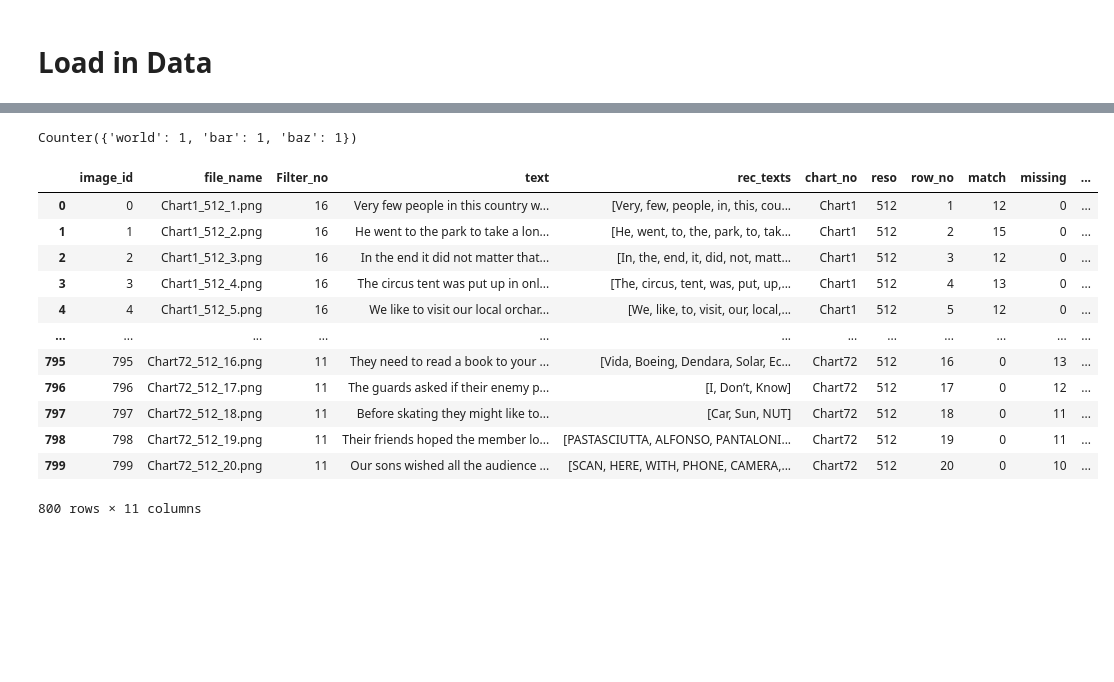
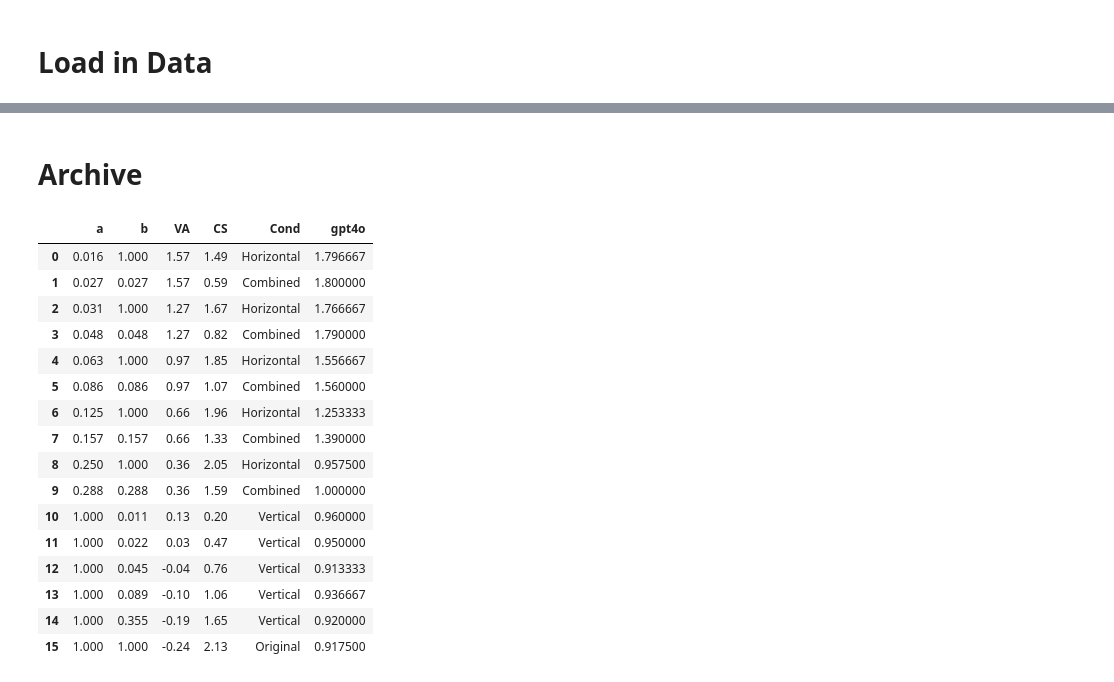
Before and after one commit to kaiagaoqy/VIOCR_infer_models, a Jupyter notebook: untils/eval/mnread_eval.ipynb, the cells around one changed output, grey strips where cells are left out. Drawn from its saved outputs; the diff is of its cells as text; code cells hidden in the pictures; blank space fills up the shorter version.

```diff
--- a/untils/eval/mnread_eval.ipynb
+++ b/untils/eval/mnread_eval.ipynb
@@ -20,0 +100,15 @@ img_info = ground_truth.get("images", [])
+# %%
+from functools import reduce
+summary_dir = Path("../../data/summary")
+reduce(lambda left, right: pd.merge(left, right, on=['a', 'b', 'VA', 'CS', 'Cond']), result_li).to_csv(summary_dir/'mnread.csv', index=False)
+# %%
+import pandas as pd
+df1 = reduce(lambda left, right: pd.merge(left, right, on=['a', 'b', 'VA', 'CS', 'Cond']), result_li)
+df2 = pd.read_csv(summary_dir/'MNREADSummary_0410.csv')
+df_human = pd.read_csv('../../data/human/human_mnread_acuity.csv')
+# %%
+final_df = pd.merge(pd.merge(df1, df_human, on=['a', 'b'],how='left'), df2, on=['a', 'b'], how='left')
+final_df = final_df[['a', 'b', 'VA', 'CS', 'Cond', 'Expected', 'human', 'gpt4o', 'gpt4o_mini', 'gemini_15_flash',
+       'gemini_15_pro', 'gemini_2_flash', 'claude3_7_sonnet', 'claude3_5_haiku',
+       'qwen', 'maerec','spts', 'ppocr', 'azure', 'google']]
+final_df
@@ -20,0 +135,11 @@ img_info = ground_truth.get("images", [])
+# %%
+final_df_fig = final_df.copy()
+
+final_df_fig[['Expected', 'human', 'gpt4o', 'gpt4o_mini', 'gemini_15_flash',
+       'gemini_15_pro', 'gemini_2_flash', 'claude3_7_sonnet', 'claude3_5_haiku',
+       'qwen', 'maerec','spts', 'ppocr', 'azure', 'google']] =  final_df_fig[['Expected', 'human', 'gpt4o', 'gpt4o_mini', 'gemini_15_flash',
+       'gemini_15_pro', 'gemini_2_flash', 'claude3_7_sonnet', 'claude3_5_haiku',
+       'qwen', 'maerec','spts', 'ppocr', 'azure', 'google']]  - final_df_fig.loc[15,['Expected', 'human', 'gpt4o', 'gpt4o_mini', 'gemini_15_flash',
+       'gemini_15_pro', 'gemini_2_flash', 'claude3_7_sonnet', 'claude3_5_haiku',
+       'qwen', 'maerec','spts', 'ppocr', 'azure', 'google']]
+final_df.to_csv(summary_dir/'mnread_combined_0330.csv', index=False)
@@ -21,3 +263,5 @@ img_info = ground_truth.get("images", [])
+# %% [markdown]
+# Archive
 # %%
 # Create lookup dictionaries for ground truth annotations and image info by image_id.
 # If there are multiple ground truth annotations per image, you might need to store a list.
@@ -54,10 +298,6 @@ for output_item in model_output:
     full_out[image_id]["chart_no"] = chart_no
     full_out[image_id]["reso"] = reso
     full_out[image_id]["row_no"] = row_no
-# %%
-Counter(pd.Series(['hello', 'world', 'world', 'bar', 'baz']).dropna()) & Counter(['x', 'world', 'bar', 'baz'])
-# %% [output]
-Counter({'world': 1, 'bar': 1, 'baz': 1})
 # %%
 from collections import Counter
 import pandas as pd
@@ -80,30 +320,45 @@ def count_matches_per_row(row):
     total_char = sum(counter_left_char.values())
     return [matches, total - matches, total_char-matches_char]
 # %%
-import pandas as pd
+
 df = pd.DataFrame(full_out.values())
+df = pd.merge(df, filter_df, on='Filter_no', how='inner')
 # df['text'].str.split(" ", expand=True)
 # # Split the 'text' column into separate columns using space as the delimiter
 # split_text = df['text'].str.split(" ", expand=True)
 
 # # Rename the split columns to L1, L2, ..., Ln
 # split_text.columns = [f"L{i+1}" for i in range(split_text.shape[1])]
 
 # # Concatenate the new columns back to the original DataFrame
 # df = pd.concat([df, split_text], axis=1)
 df[['match','missing','missing_char']] = df.apply(lambda row: count_matches_per_row(row), axis=1).apply(pd.Series)
-df
+df['missing_clipped'] = df['missing'].clip(upper=10)
+
+group_sum = df.groupby(['chart_no','a', 'b', 'VA', 'CS', 'Cond']).apply(lambda x: -0.2 + x['missing_clipped'].sum()*penalty).reset_index()
+group_sum.columns = ['chart_no', 'a', 'b', 'VA', 'CS', 'Cond','acuity']
+group_sum = group_sum.groupby(['a', 'b', 'VA', 'CS', 'Cond']).apply(lambda x: x['acuity'].mean()).reset_index()
+group_sum.columns = ['a', 'b', 'VA', 'CS', 'Cond',model_name]
+group_sum
+# df_merged = pd.merge(df, group_sum, on='chart_no', how='left')
+# df_merged = df_merged[['image_id', 'file_name', 'Filter_no', 'text', 'rec_texts', 'chart_no',
+#                        'row_no', 'a', 'b', 'VA', 'CS', 'Cond', 'acuity']]
+# df_merged
 # %% [output]
-|  | image_id | file_name | Filter_no | text | rec_texts | chart_no | reso | row_no | match | missing | ... |
-| 0 | 0 | Chart1_512_1.png | 16 | Very few people in this country w... | [Very, few, people, in, this, cou... | Chart1 | 512 | 1 | 12 | 0 | ... |
-| 1 | 1 | Chart1_512_2.png | 16 | He went to the park to take a lon... | [He, went, to, the, park, to, tak... | Chart1 | 512 | 2 | 15 | 0 | ... |
-| 2 | 2 | Chart1_512_3.png | 16 | In the end it did not matter that... | [In, the, end, it, did, not, matt... | Chart1 | 512 | 3 | 12 | 0 | ... |
-| 3 | 3 | Chart1_512_4.png | 16 | The circus tent was put up in onl... | [The, circus, tent, was, put, up,... | Chart1 | 512 | 4 | 13 | 0 | ... |
-| 4 | 4 | Chart1_512_5.png | 16 | We like to visit our local orchar... | [We, like, to, visit, our, local,... | Chart1 | 512 | 5 | 12 | 0 | ... |
-| ... | ... | ... | ... | ... | ... | ... | ... | ... | ... | ... | ... |
-| 795 | 795 | Chart72_512_16.png | 11 | They need to read a book to your ... | [Vida, Boeing, Dendara, Solar, Ec... | Chart72 | 512 | 16 | 0 | 13 | ... |
-| 796 | 796 | Chart72_512_17.png | 11 | The guards asked if their enemy p... | [I, Don’t, Know] | Chart72 | 512 | 17 | 0 | 12 | ... |
-| 797 | 797 | Chart72_512_18.png | 11 | Before skating they might like to... | [Car, Sun, NUT] | Chart72 | 512 | 18 | 0 | 11 | ... |
-| 798 | 798 | Chart72_512_19.png | 11 | Their friends hoped the member lo... | [PASTASCIUTTA, ALFONSO, PANTALONI... | Chart72 | 512 | 19 | 0 | 11 | ... |
-| 799 | 799 | Chart72_512_20.png | 11 | Our sons wished all the audience ... | [SCAN, HERE, WITH, PHONE, CAMERA,... | Chart72 | 512 | 20 | 0 | 10 | ... |
+|  | a | b | VA | CS | Cond | gpt4o |
+| 0 | 0.016 | 1.000 | 1.57 | 1.49 | Horizontal | 1.796667 |
+| 1 | 0.027 | 0.027 | 1.57 | 0.59 | Combined | 1.800000 |
+| 2 | 0.031 | 1.000 | 1.27 | 1.67 | Horizontal | 1.766667 |
+| 3 | 0.048 | 0.048 | 1.27 | 0.82 | Combined | 1.790000 |
+| 4 | 0.063 | 1.000 | 0.97 | 1.85 | Horizontal | 1.556667 |
+| 5 | 0.086 | 0.086 | 0.97 | 1.07 | Combined | 1.560000 |
+| 6 | 0.125 | 1.000 | 0.66 | 1.96 | Horizontal | 1.253333 |
+| 7 | 0.157 | 0.157 | 0.66 | 1.33 | Combined | 1.390000 |
+| 8 | 0.250 | 1.000 | 0.36 | 2.05 | Horizontal | 0.957500 |
+| 9 | 0.288 | 0.288 | 0.36 | 1.59 | Combined | 1.000000 |
+| 10 | 1.000 | 0.011 | 0.13 | 0.20 | Vertical | 0.960000 |
+| 11 | 1.000 | 0.022 | 0.03 | 0.47 | Vertical | 0.950000 |
+| 12 | 1.000 | 0.045 | -0.04 | 0.76 | Vertical | 0.913333 |
+| 13 | 1.000 | 0.089 | -0.10 | 1.06 | Vertical | 0.936667 |
+| 14 | 1.000 | 0.355 | -0.19 | 1.65 | Vertical | 0.920000 |
+| 15 | 1.000 | 1.000 | -0.24 | 2.13 | Original | 0.917500 |
-800 rows × 11 columns
```
Also changed, not shown: parts of 11 cells of this notebook, 47 other files.
